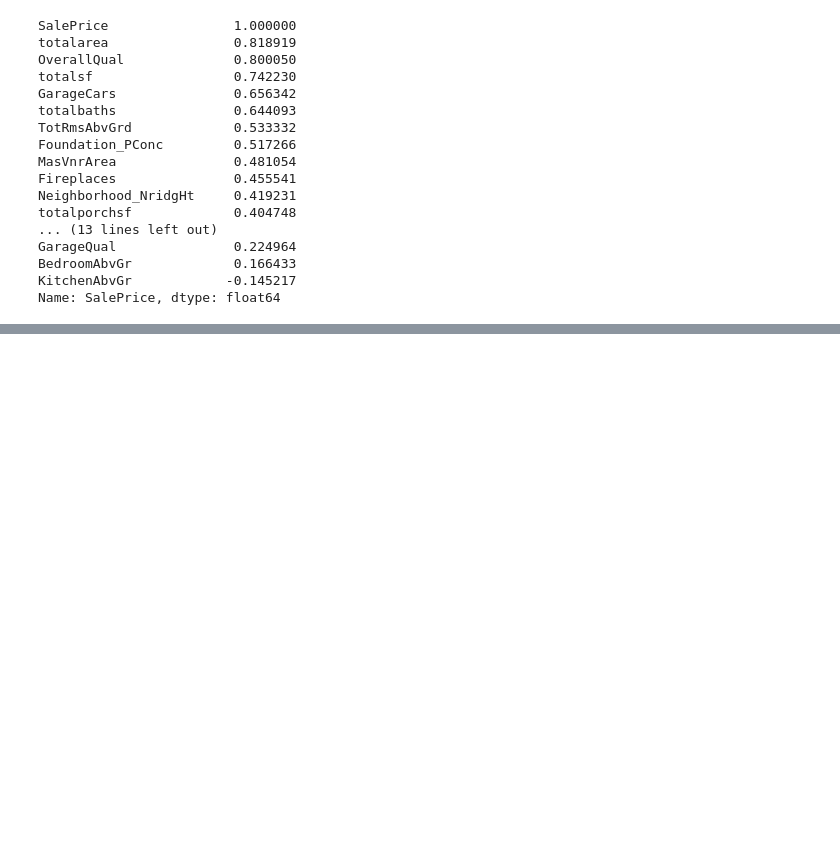
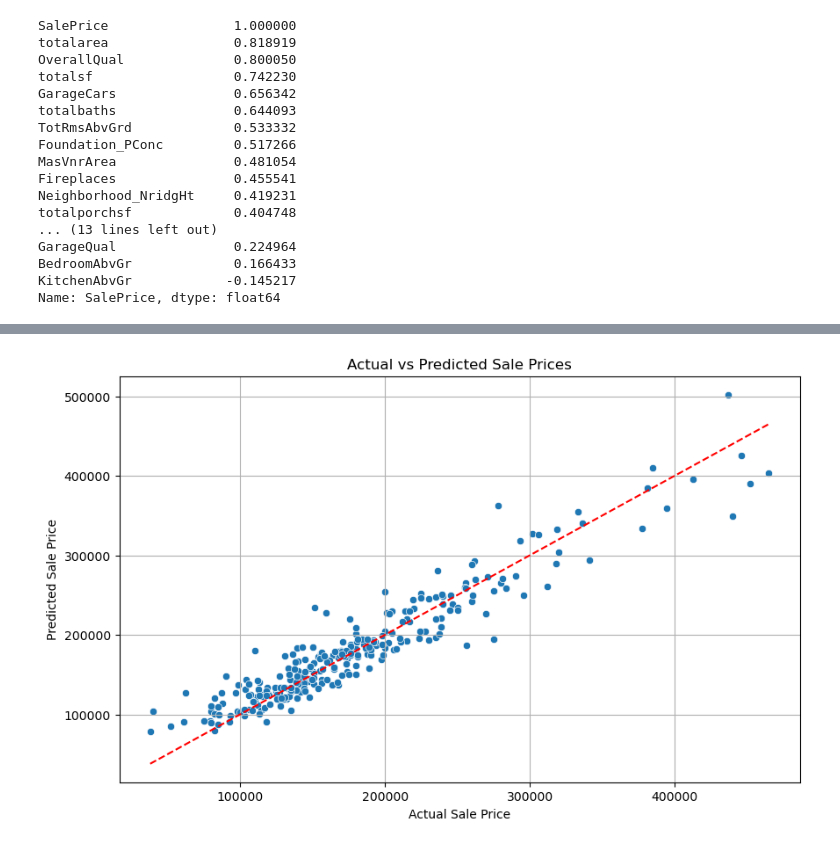
Before and after one commit to SanduniNavodya/House-Price-Prediction-System, a Jupyter notebook: House_final.ipynb, the cells around one changed output, grey strips where cells are left out. Drawn from its saved outputs; the diff is of its cells as text; code cells hidden in the pictures; blank space fills up the shorter version.

```diff
--- a/House_final.ipynb
+++ b/House_final.ipynb
@@ -813,0 +824,17 @@ X_preprocessed.to_csv('data/Processed_House.csv', index=False)
+# %%
+# Create a DataFrame to store the actual and predicted values
+results_df = pd.DataFrame({'Actual': y_test, 'Predicted': y_pred})
+
+# Plotting the actual vs predicted values
+plt.figure(figsize=(10, 6))
+sns.scatterplot(x='Actual', y='Predicted', data=results_df)
+plt.plot([results_df['Actual'].min(), results_df['Actual'].max()],
+         [results_df['Actual'].min(), results_df['Actual'].max()],
+         color='red', linestyle='--')  # Diagonal line for reference
+plt.title('Actual vs Predicted Sale Prices')
+plt.xlabel('Actual Sale Price')
+plt.ylabel('Predicted Sale Price')
+plt.grid(True)
+plt.show()
+# %% [output]
+[figure, added]
```
Also changed, not shown: parts of 3 cells of this notebook, 1 other file.
